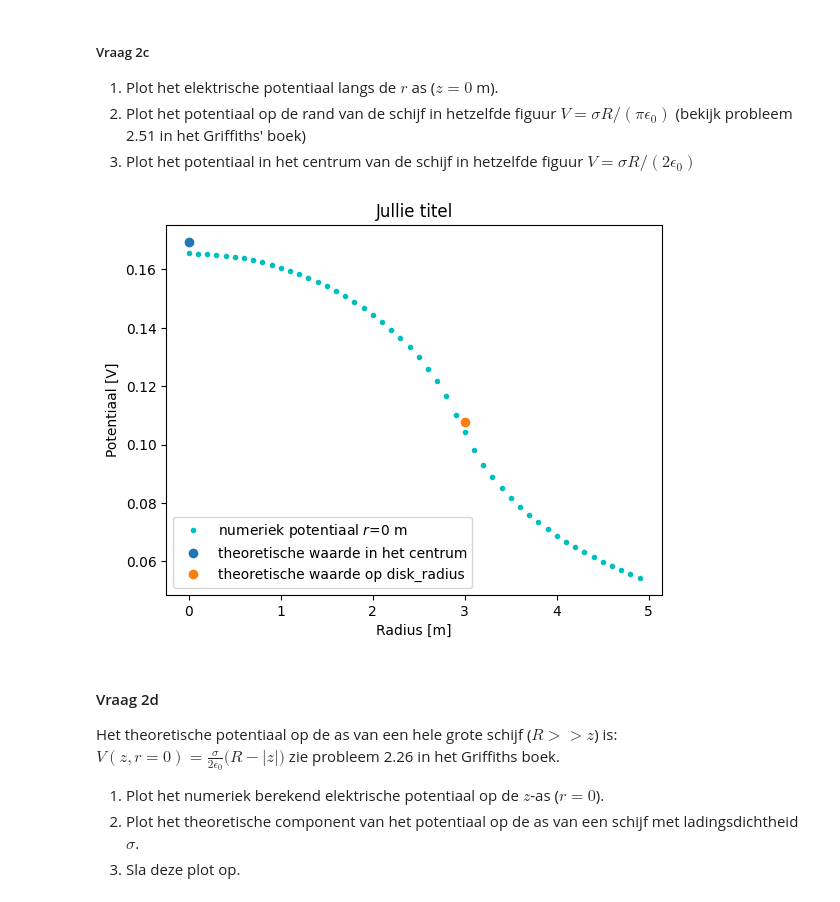
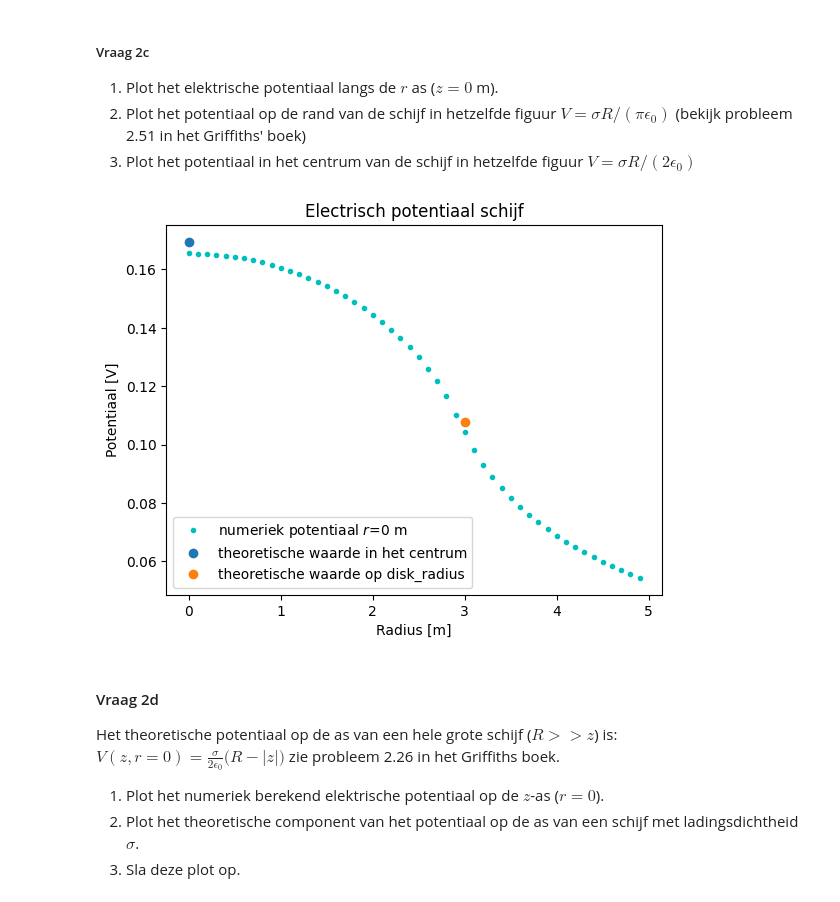
Before and after one commit to caricevonmorgen-dotcom/opdrachten-DEF-D-lol, a Jupyter notebook: DigitaleOntwerpopdrachten/1CondensatorOpdracht/CondensatorOntwerpopdracht.ipynb, the cells around one changed output. Cells and saved outputs as stored; diff of their text form; code cells hidden in the pictures.

```diff
--- a/DigitaleOntwerpopdrachten/1CondensatorOpdracht/CondensatorOntwerpopdracht.ipynb
+++ b/DigitaleOntwerpopdrachten/1CondensatorOpdracht/CondensatorOntwerpopdracht.ipynb
@@ -228,26 +228,26 @@ de ladingsdichtheid is: -15.00 10^(-15) C/m^2
 # %%
 # Vul deze code aan zodat deze vraag 2.3 beantwoord.
 idx_z_zero = np.where(abs(z) < 1e-10)[0]
 
 V_0 = V[idx_z_zero,:][0] #numeriek potentiaal op r = 0
 
 charge_density = charge_one_point/(grid_step**2)
 
 V_R = charge_density*disk_radius/(np.pi*epsilon0)
 
 V_C = charge_density*disk_radius/(2*epsilon0)
 
 plt.figure()
-plt.title(f"Jullie titel")
+plt.title(f"Electrisch potentiaal schijf")
 plt.plot(r, V_0, "c.", label="numeriek potentiaal $r$=0 m")
 plt.plot(0,V_C,'o', label= 'theoretische waarde in het centrum')
 plt.plot(disk_radius,V_R,'o', label= 'theoretische waarde op disk_radius')
 plt.legend()
 plt.xlabel("Radius [m]")
 plt.ylabel("Potentiaal [V]")
 plt.show()
 # %% [output]
-[figure, old version]
+[figure, new version]
 # %% [markdown]
 #### Vraag 2d
 
```
Also changed, not shown: parts of 7 cells of this notebook, 2 other files.
